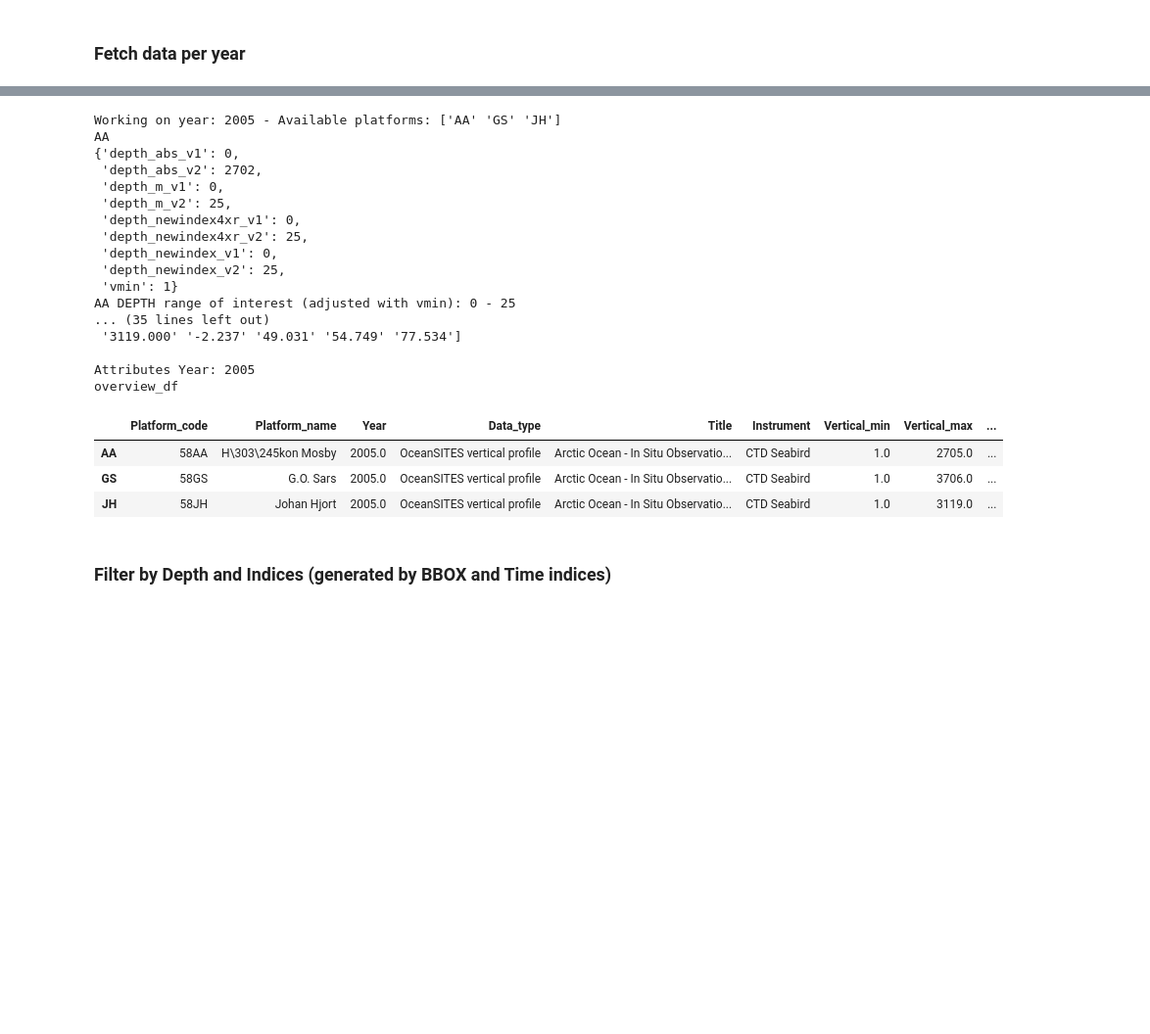
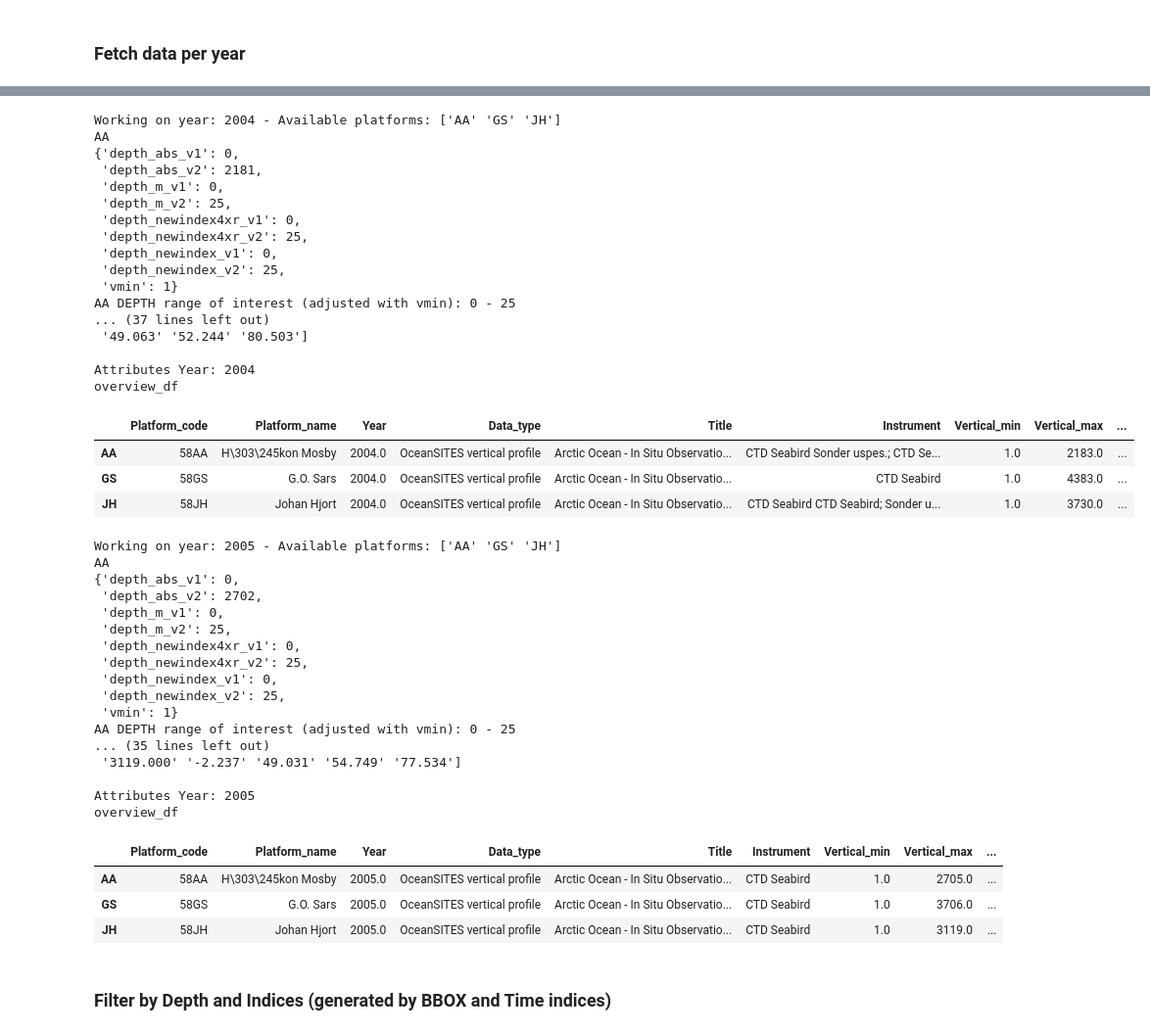
Before and after one commit to ec-intaros/iaos-CTD-extract-from-opendap, a Jupyter notebook: ExtractorNotebook.ipynb, the cells around one changed output, grey strips where cells are left out. Shown at 98% size. Saved outputs shown, nothing was run; the diff lists cells and outputs as text; code cells hidden in the pictures; blank space fills up the shorter version.

```diff
--- a/ExtractorNotebook.ipynb
+++ b/ExtractorNotebook.ipynb
@@ -476,7 +476,7 @@ def exportGroup(out_dir, merged_arr_vars):
 # %%
 depth = 25
 bbox = "-20, 40, 50, 85"
-time1 = '20050101' # 20031201
+time1 = '20041201' # 20031201
 time2 = '20050131' #'20031231' #'20040131'
 vars_sel = 'PSAL' #'TEMP,PRES,PSAL,CNDC'
 group = True
@@ -519,7 +519,7 @@ pos_year_dict = {}
 global position_df
 position_df = pd.DataFrame()
 
-for year in range(year1, year2+1): # need to do a for loop over the years as the data is saved in years on the server
+for year in years: # need to do a for loop over the years as the data is saved in years on the server
     print('\nWorking on year:', year)
 
     # Retrieval of DDS info
@@ -667,7 +699,7 @@ data_dict_yr = {}
 metadata_yr = {}
 vmin_dict_yr = {}
 
-for year in range(year1, year2+1): # need to do a for loop over the years as the data is saved in years on the server
+for year in years: # need to do a for loop over the years as the data is saved in years on the server
 
     # Extract all platform_codes for that year, given the BBOX and time constraints
     df_year = df_filtered[pd.DatetimeIndex(df_filtered['Time']).year == year] # select only those rows of that year
@@ -680,41 +712,62 @@ for year in range(year1, year2+1): # need to do a for loop over the years as the
     # Create overview dataframe
     overview_df = pd.DataFrame()
     overview_df = getAttributes(overview_df, data_dict_yr[year])
     print('overview_df')
     display(overview_df)
 
     # Generate vmin dictionary (needed to avoid doing the vmin adjustment more than once)
     vmin_dict_yr[year] = getVminDict(overview_df)
 
 # print('\n2) ===================Printing Results:')
 # print('\n2.1) data_dict_yr')
 # pprint.pprint(data_dict_yr)
 # print('\n2.2) metadata_yr')
 # pprint.pprint(metadata_yr)
 # print('\n2.3) vmin_dict_yr')
 # pprint.pprint(vmin_dict_yr)
 # %% [output]
-Working on year: 2005 - Available platforms: ['AA' 'GS' 'JH']
+Working on year: 2004 - Available platforms: ['AA' 'GS' 'JH']
 AA
 {'depth_abs_v1': 0,
- 'depth_abs_v2': 2702,
+ 'depth_abs_v2': 2181,
  'depth_m_v1': 0,
  'depth_m_v2': 25,
  'depth_newindex4xr_v1': 0,
  'depth_newindex4xr_v2': 25,
  'depth_newindex_v1': 0,
  'depth_newindex_v2': 25,
  'vmin': 1}
 AA DEPTH range of interest (adjusted with vmin): 0 - 25
-... (35 lines left out)
- '3119.000' '-2.237' '49.031' '54.749' '77.534']
+... (37 lines left out)
+ '49.063' '52.244' '80.503']
 
-Attributes Year: 2005
+Attributes Year: 2004
 overview_df
 |  | Platform_code | Platform_name | Year | Data_type | Title | Instrument | Vertical_min | Vertical_max | ... |
-| AA | 58AA | H\303\245kon Mosby | 2005.0 | OceanSITES vertical profile | Arctic Ocean - In Situ Observatio... | CTD Seabird | 1.0 | 2705.0 | ... |
-| GS | 58GS | G.O. Sars | 2005.0 | OceanSITES vertical profile | Arctic Ocean - In Situ Observatio... | CTD Seabird | 1.0 | 3706.0 | ... |
-| JH | 58JH | Johan Hjort | 2005.0 | OceanSITES vertical profile | Arctic Ocean - In Situ Observatio... | CTD Seabird | 1.0 | 3119.0 | ... |
+| AA | 58AA | H\303\245kon Mosby | 2004.0 | OceanSITES vertical profile | Arctic Ocean - In Situ Observatio... | CTD Seabird Sonder uspes.; CTD Se... | 1.0 | 2183.0 | ... |
+| GS | 58GS | G.O. Sars | 2004.0 | OceanSITES vertical profile | Arctic Ocean - In Situ Observatio... | CTD Seabird | 1.0 | 4383.0 | ... |
+| JH | 58JH | Johan Hjort | 2004.0 | OceanSITES vertical profile | Arctic Ocean - In Situ Observatio... | CTD Seabird CTD Seabird; Sonder u... | 1.0 | 3730.0 | ... |
+Working on year: 2005 - Available platforms: ['AA' 'GS' 'JH']
+AA
+{'depth_abs_v1': 0,
+ 'depth_abs_v2': 2702,
+ 'depth_m_v1': 0,
+ 'depth_m_v2': 25,
+ 'depth_newindex4xr_v1': 0,
+ 'depth_newindex4xr_v2': 25,
+ 'depth_newindex_v1': 0,
+ 'depth_newindex_v2': 25,
+ 'vmin': 1}
+AA DEPTH range of interest (adjusted with vmin): 0 - 25
+... (35 lines left out)
+ '3119.000' '-2.237' '49.031' '54.749' '77.534']
+
+Attributes Year: 2005
+overview_df
+|  | Platform_code | Platform_name | Year | Data_type | Title | Instrument | Vertical_min | Vertical_max | ... |
+| AA | 58AA | H\303\245kon Mosby | 2005.0 | OceanSITES vertical profile | Arctic Ocean - In Situ Observatio... | CTD Seabird | 1.0 | 2705.0 | ... |
+| GS | 58GS | G.O. Sars | 2005.0 | OceanSITES vertical profile | Arctic Ocean - In Situ Observatio... | CTD Seabird | 1.0 | 3706.0 | ... |
+| JH | 58JH | Johan Hjort | 2005.0 | OceanSITES vertical profile | Arctic Ocean - In Situ Observatio... | CTD Seabird | 1.0 | 3119.0 | ... |
 # %% [markdown]
 ### Filter by Depth and Indices (generated by BBOX and Time indices)
 # %%
```
Also changed, not shown: parts of 9 cells of this notebook, 14 other files.
